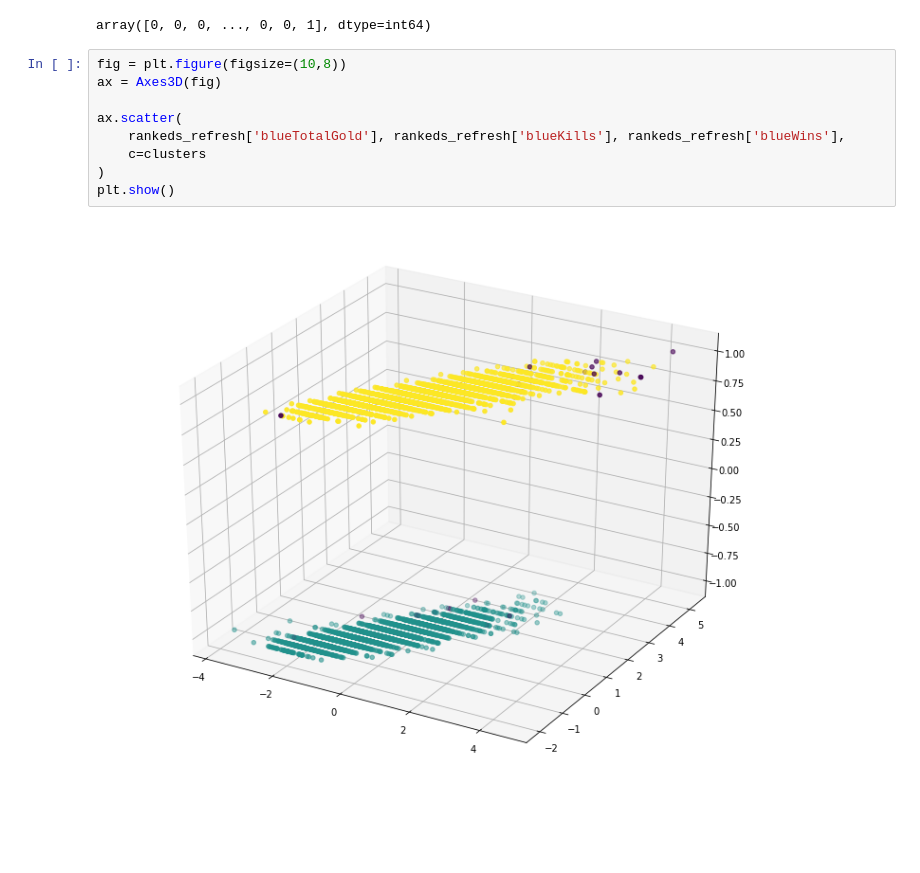
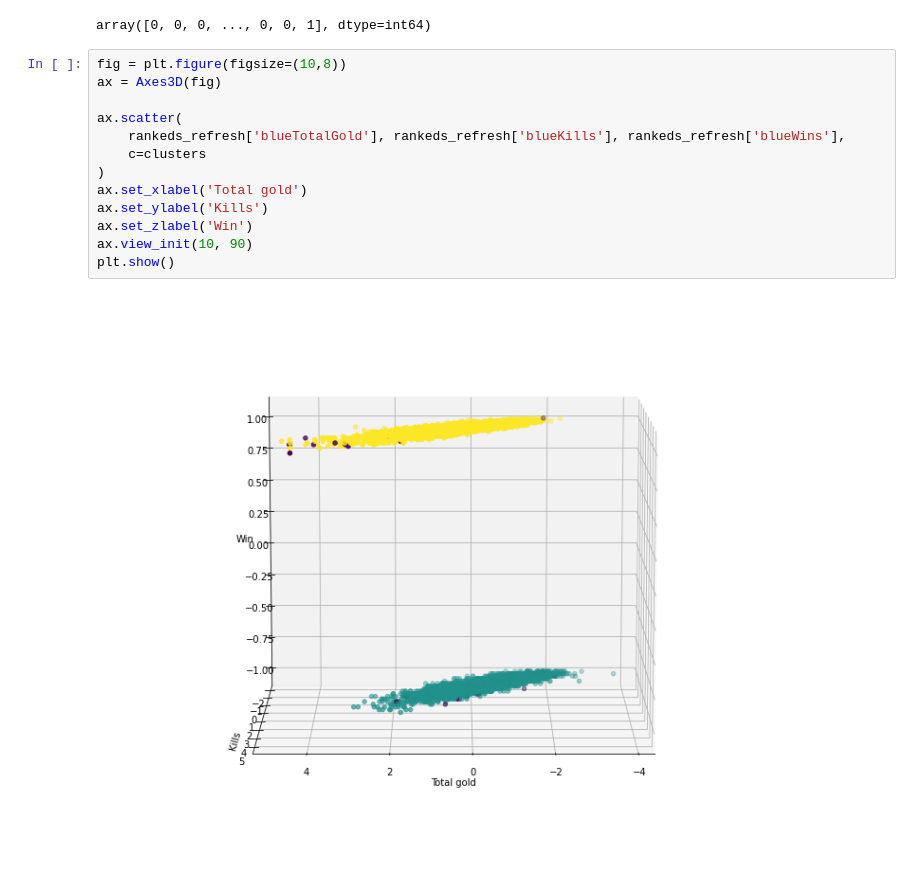
Before and after one commit to srokowskip/sad, a Jupyter notebook: high_diamond_ranked.ipynb, the cells around one changed output. Saved outputs shown, nothing was run; the diff lists cells and outputs as text; blank space fills up the shorter version.

```diff
--- a/high_diamond_ranked.ipynb
+++ b/high_diamond_ranked.ipynb
@@ -612,11 +671,15 @@ array([0, 0, 0, ..., 0, 0, 1], dtype=int64)
 # %%
 fig = plt.figure(figsize=(10,8))
 ax = Axes3D(fig)
 
 ax.scatter(
     rankeds_refresh['blueTotalGold'], rankeds_refresh['blueKills'], rankeds_refresh['blueWins'],
     c=clusters
 )
+ax.set_xlabel('Total gold')
+ax.set_ylabel('Kills')
+ax.set_zlabel('Win')
+ax.view_init(10, 90)
 plt.show()
 # %% [output]
-[figure, old version]
+[figure, new version]
```
Also changed, not shown: parts of 10 cells of this notebook.
